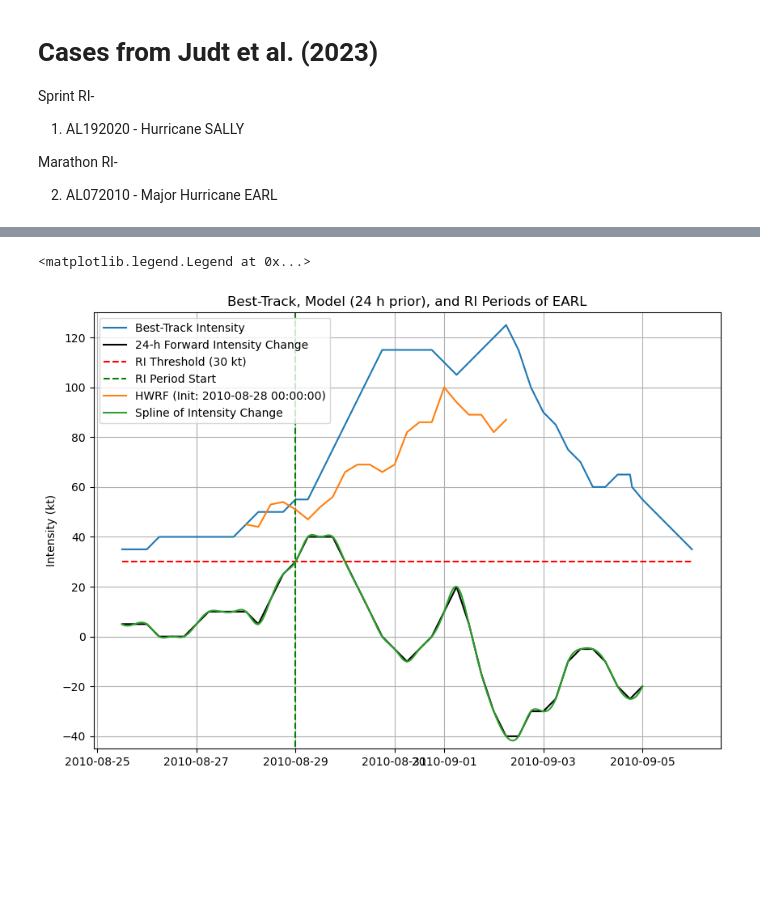
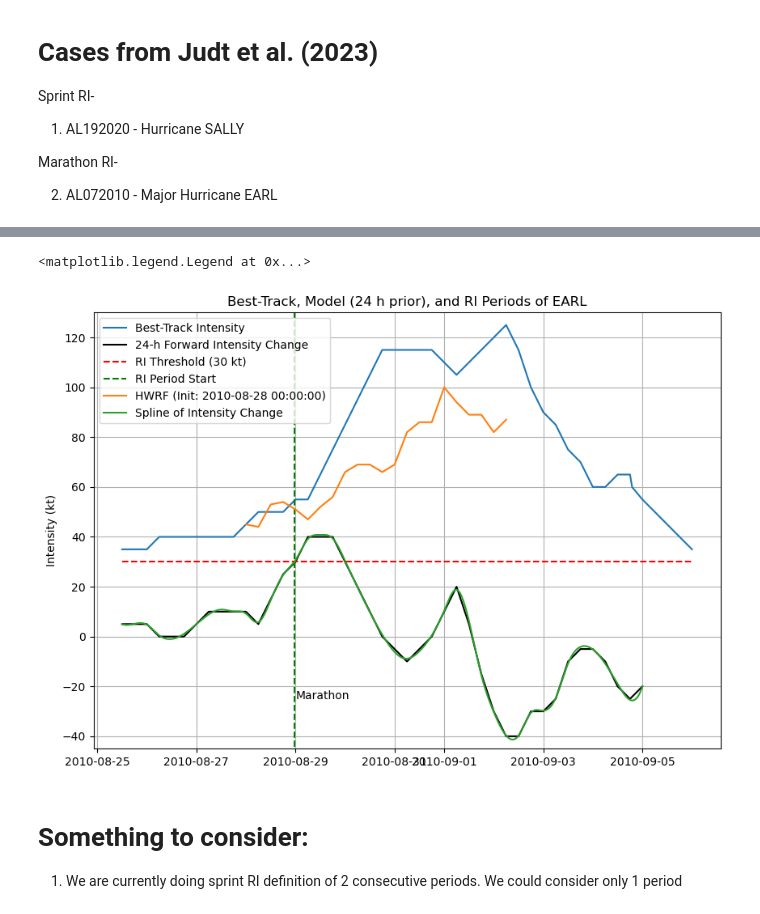
Before and after one commit to a98alvin/RI_JP, a Jupyter notebook: RI/verification/verification.ipynb, the cells around one changed output, grey strips where cells are left out. Drawn from its saved outputs; the diff is of its cells as text; code cells hidden in the pictures; blank space fills up the shorter version.

Commit message:
Add files via upload
Added sprint and marathon mode identification.

```diff
--- a/RI/verification/verification.ipynb
+++ b/RI/verification/verification.ipynb
@@ -74,21 +74,29 @@ intensity_syn = intensity[(intensity.index.hour == 0) | (intensity.index.hour ==
 def my_fun(x):
 #     print(x)
     return x.iloc[-1] - x.iloc[0]
+#---------------------------------------------------------------------------------------------
+time_difference = 24 # hours (setting)
+#---------------------------------------------------------------------------------------------
 
 # timedelta(hours=30) calls 5 time periods, which is one day later. print(x) demonstrates this.
 # shift(-4) allows for forward calculating since we want to find time where RI period begins!
 # shift(-2) allows for center calculating since we want to find time where RI period begins!
 
-rolling_diff = intensity_syn.rolling(window=timedelta(hours=30),min_periods=5,center=False).apply(my_fun).shift(-4)
+# We add 6 hours to the time difference to include the appropriate range. e.g., 24 hours (desired) would be 24+6
+rolling_diff = intensity_syn.rolling(window=timedelta(hours=time_difference+6),min_periods=int((time_difference+6)/6),center=False).apply(my_fun).shift(-(int(time_difference/6)))
 
 rolling_diff_secs = rolling_diff.dropna().index.astype(np.int64)// 10 ** 9
 
-spl = UnivariateSpline(rolling_diff_secs, rolling_diff.dropna(),k=3,s=0)
+spl = UnivariateSpline(rolling_diff_secs, rolling_diff.dropna(),k=3,s=20)
 spl_time = np.linspace(rolling_diff_secs[0],rolling_diff_secs[-1],100000)
 diff_spl = spl(spl_time)
 pd_spl = pd.to_datetime(spl_time,unit='s',utc=True)
 # %%
-threshold_crossings = np.diff(diff_spl >= 30, prepend=False)
+#---------------------------------------------------------------------------------------------
+intensity_threshold = 30 # kt (Setting)
+#---------------------------------------------------------------------------------------------
+
+threshold_crossings = np.diff(diff_spl >= intensity_threshold, prepend=False)
 up_cross = np.argwhere(threshold_crossings)[::2,0]  # Upward crossings
 down_cross = np.argwhere(threshold_crossings)[1::2,0]  # Downward crossings
 
@@ -122,7 +130,7 @@ if ri == 1: # settings
     #---------------------------------------------------------------------------------------------
 
     time_diff = pd_spl[up_cross][0] - datetimes_a
-    time_ind = np.where(time_diff == min(abs(time_diff)))[0]
+    time_ind = np.where(abs(time_diff) == min(abs(time_diff)))[0]
     RI_time = datetimes_a[time_ind] - timedelta(hours=h_prior_to_RI)
     strf_RI = RI_time[RI_Number - 1].strftime('%Y%m%d%H')
 
@@ -153,39 +207,52 @@ single_init_model.index = model_fore_datetimes
 plt.figure(figsize=(10,7))
 ax1 = plt.axes()
 ax1.grid()
-ax1.plot(intensity,label='Best-Track Intensity') # plot best-track
-ax1.plot(rolling_diff,'-k',label='24-h Forward Intensity Change') # plot rolling difference
-ax1.hlines(30,intensity.index[0],
-           intensity.index[-1],'r',linestyle='dashed',label='RI Threshold (30 kt)') # plot RI threshold
+ax1.plot(intensity,label='Best-Track Intensity') # plot best-track (not just synoptic times)
+ax1.plot(rolling_diff,'-k',label='24-h Forward Intensity Change') # plot rolling difference (synoptic times only; removed above)
+ax1.hlines(intensity_threshold,intensity.index[0],
+           intensity.index[-1],'r',linestyle='dashed',label='RI Threshold ('+str(intensity_threshold)+' kt)') # plot RI threshold
+
+
+# IMPORTANT: The marathon/sprint start times align with best-track time, but the vertical dashed line is based
+# on the start time of the spline, which interpolates between best-track times.
 
 plt.vlines(pd_spl[up_cross],rolling_diff.min() - 15,intensity.max() + 15,linestyle='dashed',color='green',
           label='RI Period Start') # plot RI start period
 
 if ri ==1:
     init_str = str(RI_time[RI_Number - 1])[0:19] # string for model init time
     plt.plot(single_init_model['VMAX'],label=model_name+' (Init: '+init_str+')') # plot model forecast
 else:
     no_ri_init_str = str(datetimes_a[model_run_num_for_no_ri])[0:19]
     plt.plot(single_init_model['VMAX'],label=model_name+' (Init: '+no_ri_init_str+')') # plot model forecast
 
 plt.plot(pd_spl,diff_spl,label='Spline of Intensity Change')
 
 if intensity.max() > single_init_model['VMAX'].max():
     plt.ylim(rolling_diff.min()-5,intensity.max() + 5)
 else:
     plt.ylim(rolling_diff.min()-5,single_init_model['VMAX'].max() + 5)
 
 plt.ylabel('Intensity (kt)')
 
 if ri == 1:
     plt.title('Best-Track, Model ('+str(h_prior_to_RI)+' h prior), and RI Periods of ' + sname)
 else:
     plt.title('Best-Track, Model, and RI Periods of ' + sname)
 
+for annot in range(0,len(sprint_starttimes)): # The marathon/sprint start times align with best-track time.
+    plt.annotate('Sprint',(sprint_starttimes[annot],-25))
+
+for annot in range(0,len(marathon_starttimes)): # The marathon/sprint start times align with best-track time.
+    plt.annotate('Marathon',(marathon_starttimes[annot],-25))
 
 plt.legend()
 # RI period would begin when black line goes above red dashed line
 # and end 24 hours after black line goes below red dashed line
 # %% [output]
 <matplotlib.legend.Legend at 0x...>
-[figure, old version]
+[figure, new version]
+# %% [markdown]
+# Something to consider:
+
+1. We are currently doing sprint RI definition of 2 consecutive periods. We could consider only 1 period
```
Also changed, not shown: parts of 2 cells of this notebook, 5 other files.
